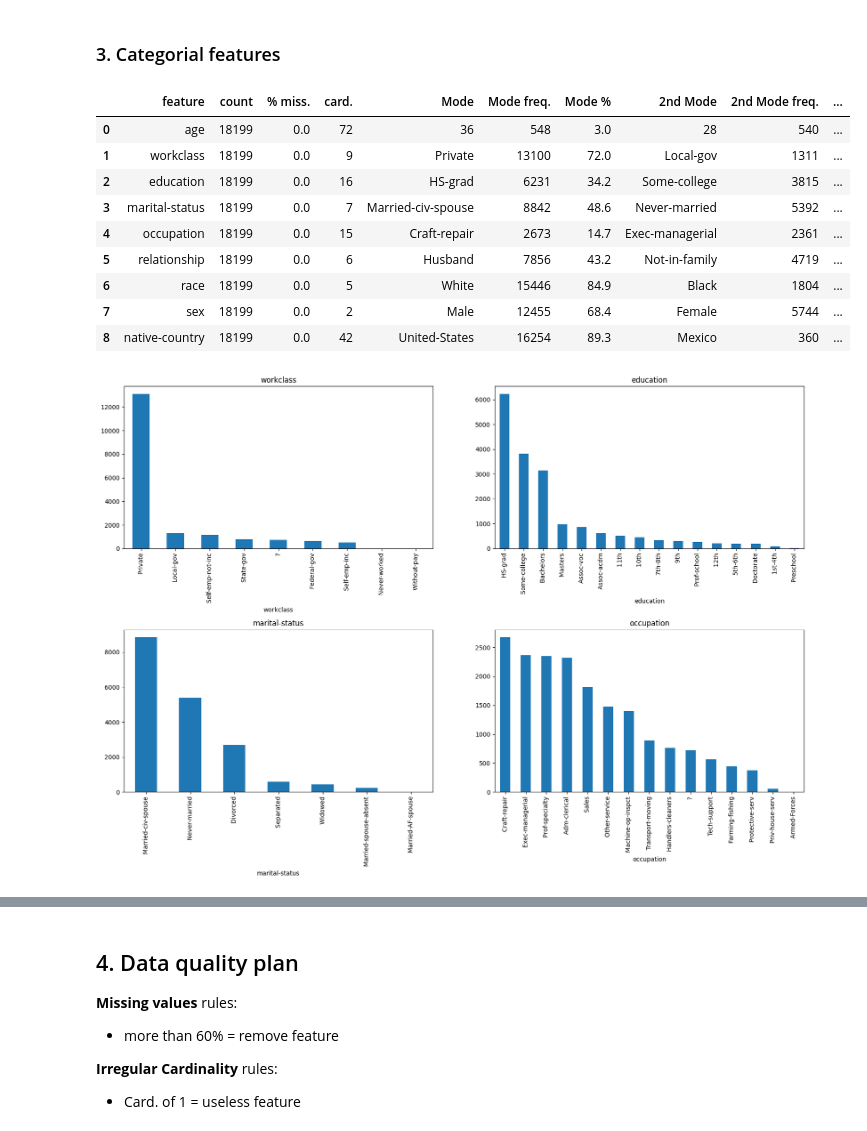
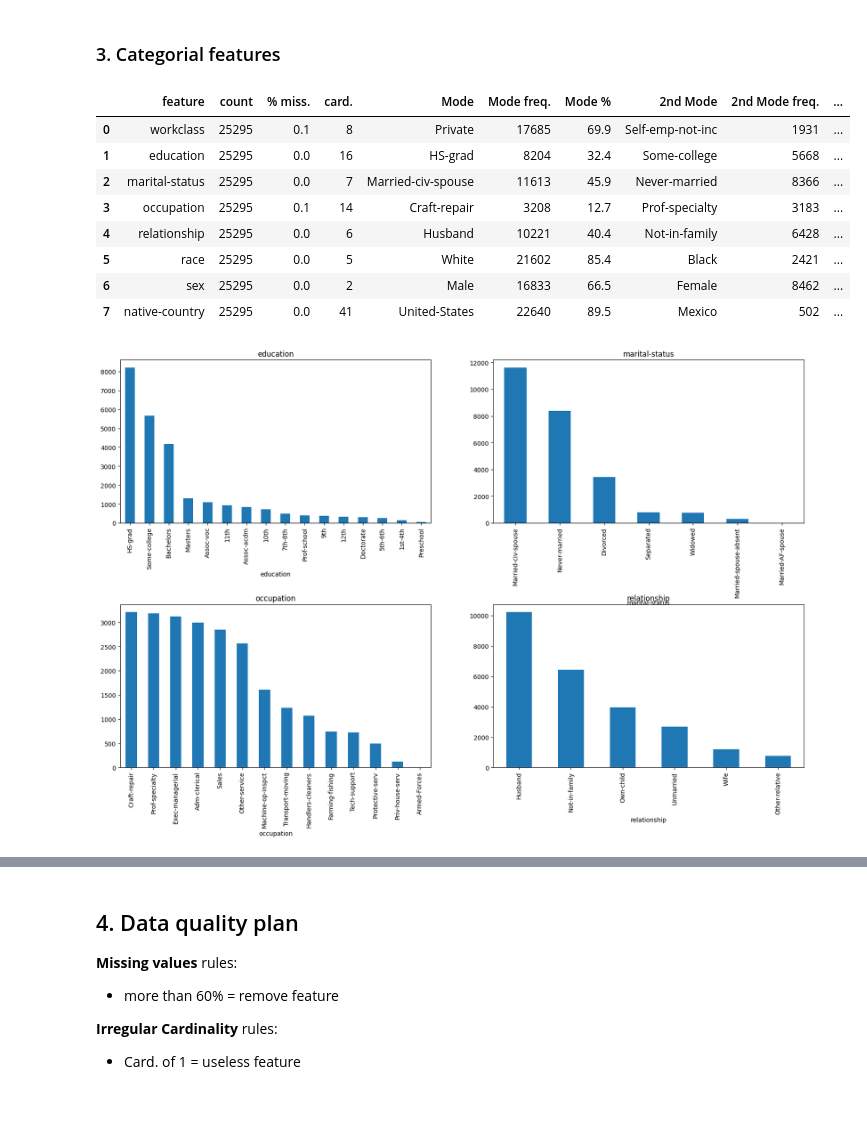
Before and after one commit to Aukevanoost/ml-algorithms, a Jupyter notebook: notebooks/data-preparation/_explanation.outliers.ipynb, the cells around one changed output, grey strips where cells are left out. Drawn from its saved outputs; the diff is of its cells as text; code cells hidden in the pictures; blank space fills up the shorter version.

```diff
--- a/notebooks/data-preparation/_explanation.outliers.ipynb
+++ b/notebooks/data-preparation/_explanation.outliers.ipynb
@@ -16,7 +16,10 @@ from sklearn.model_selection import train_test_split
 pd.set_option('display.float_format', lambda x: '%.1f' % x)
 # %%
 headers = ['age', 'workclass', 'fnlwgt', 'education', 'education-num', 'marital-status', 'occupation', 'relationship', 'race', 'sex', 'capital-gain', 'capital-loss', 'hours-per-week', 'native-country', 'ft_income'];
-df = pd.read_csv('../../datasets/adults.csv', sep=',', names=headers)
+df = pd.read_csv('../../datasets/adults.csv', sep=', ', names=headers, na_values=['?'])
 
 df.head(5)
+
+# df = df.dropna(subset=["native-country"])
+df.isna().sum()
 # %% [output]
@@ -121,14 +135,14 @@ def iqr_score_outlier_removal(dataset: pd.DataFrame, features):
     return dataset[filter_outliers]
 
 print(f"before: {X_train.shape[0]} rows")
-X_train = iqr_score_outlier_removal(X_train, ["fnlwgt", "hours-per-week"])
+X_train = z_score_outlier_removal(X_train, ["fnlwgt", "hours-per-week"]) # , "age"
 
 # Manual removal of outliers
 X_train = X_train[X_train["capital-gain"] < 30000]
 print(f"after: {X_train.shape[0]} rows")
 
 graph_plot = lambda feature, loc: X_train[feature].plot(kind='hist', ax=loc, title=feature, rwidth=0.9, bins=15)
-plt = graphs(graph_plot, continues_features, 4, 4)
+plt = graphs(graph_plot, continues_features, 3, 4)
 plt.show()
 # %% [output]
 before: 26048 rows
@@ -168,42 +182,41 @@ Hmmm, not very _gaussian_ of this dataset
 # %%
 def categorial(dataset, features):
     headers = ["feature","count", "% miss.", "card.", "Mode", "Mode freq.", "Mode %", "2nd Mode", "2nd Mode freq.", "2nd Mode %"]
     report = []
     for feature in features:
         report.append([
             feature,
             dataset[feature].size,
             dataset[feature].isnull().sum() / dataset[feature].size,
             dataset[feature].nunique(),
             dataset[feature].mode().values[0],
             dataset[feature].value_counts().max(),
             (dataset[feature].value_counts().max() / dataset[feature].size) * 100,
             dataset[feature].value_counts().index[1],
             dataset[feature].value_counts().iloc[1],
             (dataset[feature].value_counts().iloc[1] / dataset[feature].size) * 100,
         ])
     return pd.DataFrame(report, columns=headers)
 
-categorial_cols = ['age','workclass', 'education', 'marital-status', 'occupation', 'relationship', 'race', 'sex', 'native-country']
+categorial_cols = ['workclass', 'education', 'marital-status', 'occupation', 'relationship', 'race', 'sex', 'native-country']
 categorial_report = X_train.pipe(categorial, categorial_cols)
 categorial_report
 # %% [output]
 |  | feature | count | % miss. | card. | Mode | Mode freq. | Mode % | 2nd Mode | 2nd Mode freq. | ... |
-| 0 | age | 18199 | 0.0 | 72 | 36 | 548 | 3.0 | 28 | 540 | ... |
-| 1 | workclass | 18199 | 0.0 | 9 | Private | 13100 | 72.0 | Local-gov | 1311 | ... |
-| 2 | education | 18199 | 0.0 | 16 | HS-grad | 6231 | 34.2 | Some-college | 3815 | ... |
-| 3 | marital-status | 18199 | 0.0 | 7 | Married-civ-spouse | 8842 | 48.6 | Never-married | 5392 | ... |
-| 4 | occupation | 18199 | 0.0 | 15 | Craft-repair | 2673 | 14.7 | Exec-managerial | 2361 | ... |
-| 5 | relationship | 18199 | 0.0 | 6 | Husband | 7856 | 43.2 | Not-in-family | 4719 | ... |
-| 6 | race | 18199 | 0.0 | 5 | White | 15446 | 84.9 | Black | 1804 | ... |
-| 7 | sex | 18199 | 0.0 | 2 | Male | 12455 | 68.4 | Female | 5744 | ... |
-| 8 | native-country | 18199 | 0.0 | 42 | United-States | 16254 | 89.3 | Mexico | 360 | ... |
+| 0 | workclass | 25295 | 0.1 | 8 | Private | 17685 | 69.9 | Self-emp-not-inc | 1931 | ... |
+| 1 | education | 25295 | 0.0 | 16 | HS-grad | 8204 | 32.4 | Some-college | 5668 | ... |
+| 2 | marital-status | 25295 | 0.0 | 7 | Married-civ-spouse | 11613 | 45.9 | Never-married | 8366 | ... |
+| 3 | occupation | 25295 | 0.1 | 14 | Craft-repair | 3208 | 12.7 | Prof-specialty | 3183 | ... |
+| 4 | relationship | 25295 | 0.0 | 6 | Husband | 10221 | 40.4 | Not-in-family | 6428 | ... |
+| 5 | race | 25295 | 0.0 | 5 | White | 21602 | 85.4 | Black | 2421 | ... |
+| 6 | sex | 25295 | 0.0 | 2 | Male | 16833 | 66.5 | Female | 8462 | ... |
+| 7 | native-country | 25295 | 0.0 | 41 | United-States | 22640 | 89.5 | Mexico | 502 | ... |
 # %%
 graph_plot = lambda feature, loc: X_train[feature].value_counts().plot(kind='bar', ax=loc, title=feature)
 plt = graphs(graph_plot, categorial_cols[1:5], 2, 6)
 plt.show()
 # %% [output]
-[figure, old version]
+[figure, new version]
 # %%
 graph_plot = lambda feature, loc: X_train[feature].value_counts().plot(kind='bar', ax=loc, title=feature)
 plt = graphs(graph_plot, categorial_cols[5:], 2, 6)
```
Also changed, not shown: parts of 6 cells of this notebook, 2 other files.
